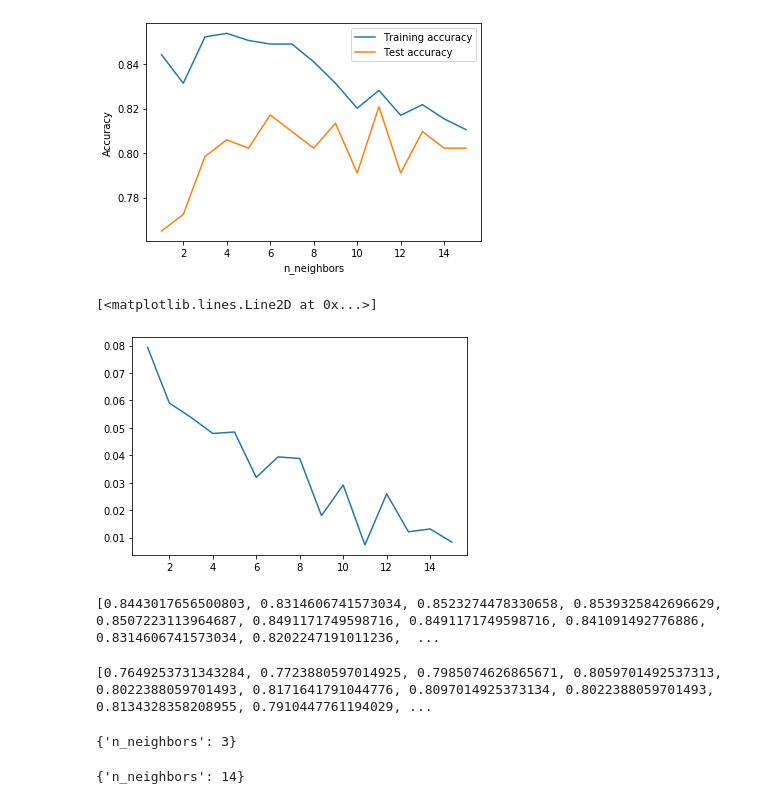
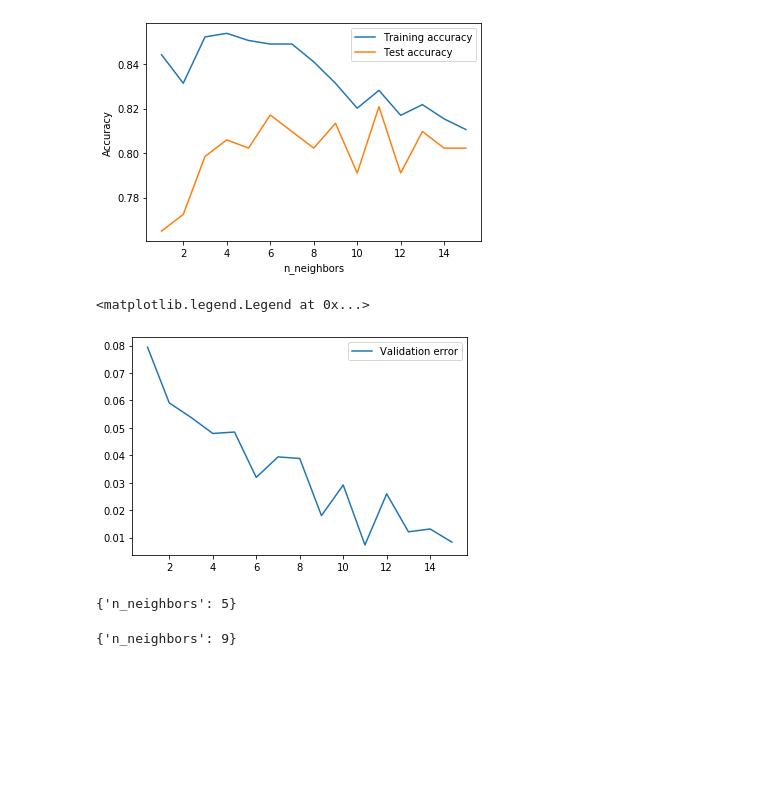
Before and after one commit to angelaiallonardi/my_first_ML_project, a Jupyter notebook: Titanic.ipynb, the cells around one changed output. Drawn from its saved outputs; the diff is of its cells as text; code cells hidden in the pictures; blank space fills up the shorter version.

```diff
--- a/Titanic.ipynb
+++ b/Titanic.ipynb
@@ -789,35 +789,28 @@ plt.legend()
 [figure]
 # %%
 plt.plot(neighbors_settings, np.array(training_accuracy) - np.array(test_accuracy), label='Validation error')
+plt.legend()
 # %% [output]
-[<matplotlib.lines.Line2D at 0x...>]
+<matplotlib.legend.Legend at 0x...>
-[figure, old version]
+[figure, new version]
-# %%
-print(training_accuracy)
-# %% [output]
-[0.8443017656500803, 0.8314606741573034, 0.8523274478330658, 0.8539325842696629, 0.8507223113964687, 0.8491171749598716, 0.8491171749598716, 0.841091492776886, 0.8314606741573034, 0.8202247191011236,  ...
-# %%
-print(test_accuracy)
-# %% [output]
-[0.7649253731343284, 0.7723880597014925, 0.7985074626865671, 0.8059701492537313, 0.8022388059701493, 0.8171641791044776, 0.8097014925373134, 0.8022388059701493, 0.8134328358208955, 0.7910447761194029, ...
 # %%
 from sklearn.model_selection import GridSearchCV, ShuffleSplit
 param_grid = {'n_neighbors' : np.arange(1,16)}
 knn = KNeighborsClassifier()
 knn_cv = GridSearchCV(knn, param_grid, cv=ShuffleSplit(test_size=0.20, n_splits=1, random_state=0))
-knn_cv.fit(X_train, y_train)
+knn_cv.fit(new_X_train, new_y_train)
 knn_cv.best_params_
 # %% [output]
-{'n_neighbors': 3}
+{'n_neighbors': 5}
 # %%
 from sklearn.model_selection import GridSearchCV
 param_grid = {'n_neighbors' : np.arange(1,16)}
 knn = KNeighborsClassifier()
-knn_cv = GridSearchCV(knn, param_grid, cv=5)
-knn_cv.fit(X_train, y_train)
+knn_cv = GridSearchCV(knn, param_grid, cv=4)
+knn_cv.fit(new_X_train, new_y_train)
 knn_cv.best_params_
 # %% [output]
-{'n_neighbors': 14}
+{'n_neighbors': 9}
 # %%
 knn_cv.best_score_
 # %% [output]
```
Also changed, not shown: parts of 15 cells of this notebook.
